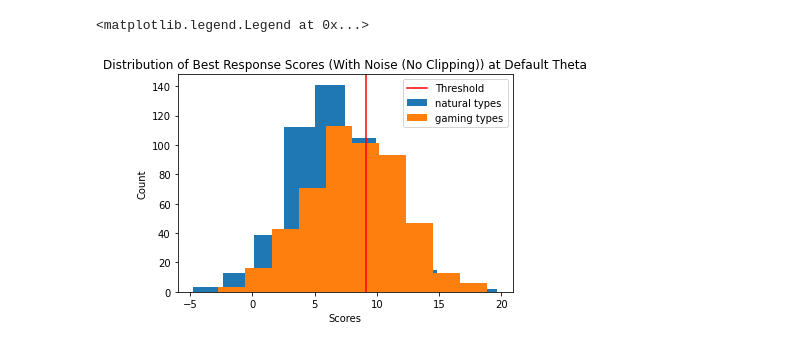
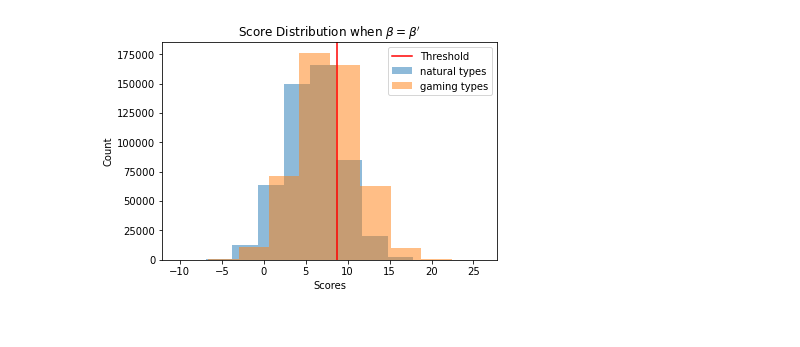
Before and after one commit to roshni714/ml-with-strategic-agents, a Jupyter notebook: heterogenous-types-distribution.ipynb, the cells around one changed output. Saved outputs shown, nothing was run; the diff lists cells and outputs as text; code cells hidden in the pictures.

```diff
--- a/heterogenous-types-distribution.ipynb
+++ b/heterogenous-types-distribution.ipynb
@@ -32,7 +35,8 @@ def create_generic_agent_dist(n, n_types, d):
 # %%
-n = 1000
+n = 1000000
 n_types = 10
 d = 2
+np.random.seed(0)
 agent_dist = create_challenging_agent_dist(n, n_types, d)
 sigma = compute_continuity_noise(agent_dist)
 q = 0.7
@@ -91,14 +98,17 @@ Text(0, 0.5, 'Count')
 # %%
-all_br = agent_dist.best_response_noisy_score_distribution(default_beta, default_s_beta, sigma)
+local_min_theta = -0.75
+local_min_beta = convert_to_unit_vector(default_theta)
+local_min_s_beta = f(default_theta)
+all_br = agent_dist.best_response_noisy_score_distribution(local_min_beta, local_min_s_beta, sigma)
 natural_types_idx = np.where(agent_dist.n_agent_types >= int(n_types/2))
 gaming_types_idx = np.where(agent_dist.n_agent_types < int(n_types/2))
-plt.hist(all_br[natural_types_idx], label="natural types")
-plt.hist(all_br[gaming_types_idx], label="gaming types")
-plt.axvline(x=default_s_beta, c="r", label="Threshold")
-plt.title("Distribution of Best Response Scores (With Noise (No Clipping)) at Default Theta")
+plt.hist(all_br[natural_types_idx], label="natural types", alpha=0.5)
+plt.hist(all_br[gaming_types_idx], label="gaming types", alpha=0.5)
+plt.axvline(x=local_min_s_beta, c="r", label="Threshold")
+plt.title("Score Distribution when " + r"$\beta = \beta'$")
 plt.xlabel("Scores")
 plt.ylabel("Count")
 plt.legend()
+plt.savefig("figs/paper_d.pdf")
 # %% [output]
-<matplotlib.legend.Legend at 0x...>
-[figure, old version]
+[figure, new version]
```
Also changed, not shown: parts of 11 cells of this notebook, 9 other files.
